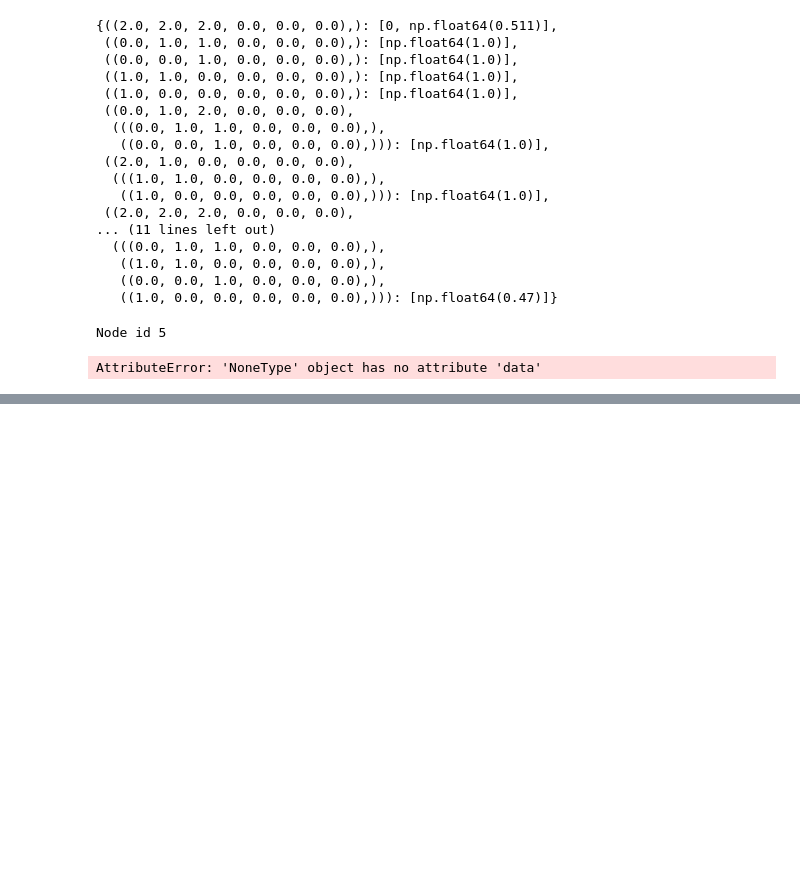
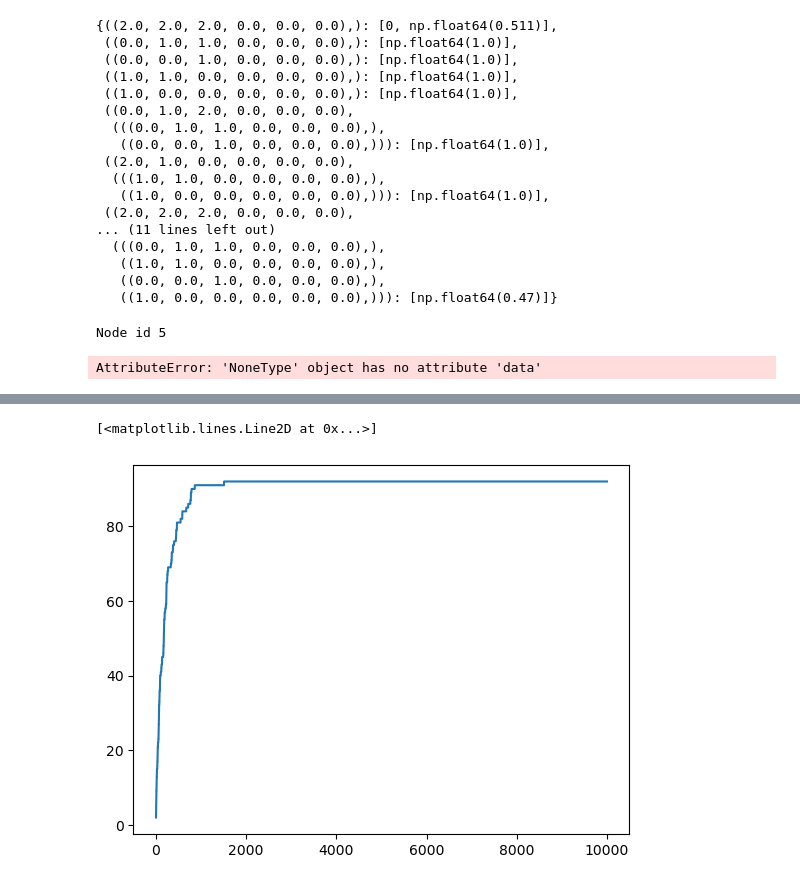
Before and after one commit to coryglover/NetDesign, a Jupyter notebook: notebooks/random_walk.ipynb, the cells around one changed output, grey strips where cells are left out. Saved outputs shown, nothing was run; the diff lists cells and outputs as text; code cells hidden in the pictures; blank space fills up the shorter version.

```diff
--- a/notebooks/random_walk.ipynb
+++ b/notebooks/random_walk.ipynb
@@ -158,12 +139,12 @@ tree_list = [encode_tree(initial_tree.Tree.get_node(0),copy.deepcopy(initial_tre
 uniq_tree_list = [encode_tree(initial_tree.Tree.get_node(0),copy.deepcopy(initial_tree),count=True)]
 uniq_assembly_trees = [copy.deepcopy(initial_tree)]
 assembly_trees = [copy.deepcopy(initial_tree)]
-num_uniq_tree = np.zeros(1000)
+num_uniq_tree = np.zeros(10000)
 walk_network = nx.Graph()
 walk_network.add_node(0)  # Add the initial tree as the first node in the network
 last_node = 0
 
-for i in range(1000):
+for i in range(10000):
     if i % 100 == 0:
         print(f"Iteration {i}")
     c1q.run_mcmc(1,[1],dist=[.25,.25,0,0,.25,.25],prior='uniform')
@@ -187,5 +186,8 @@ for i in range(1000):
 # %%
-plt.plot(np.arange(10000), num_uniq_tree)
+plt.plot(np.arange(len(num_uniq_tree)), num_uniq_tree)
+# %% [output]
+[<matplotlib.lines.Line2D at 0x...>]
+[figure, added]
 # %%
 loops = nx.selfloop_edges(walk_network)
 walk_network.remove_edges_from(loops)
```
Also changed, not shown: parts of 10 cells of this notebook, 2 other files.
